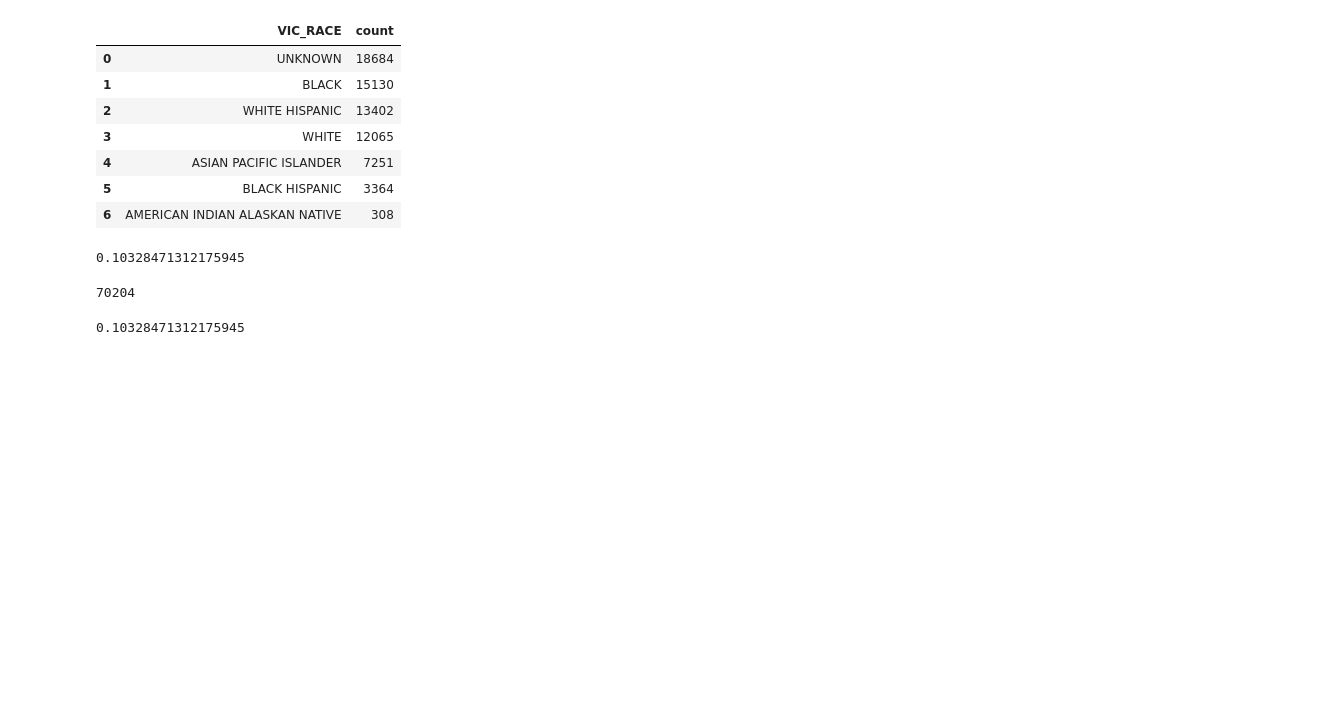
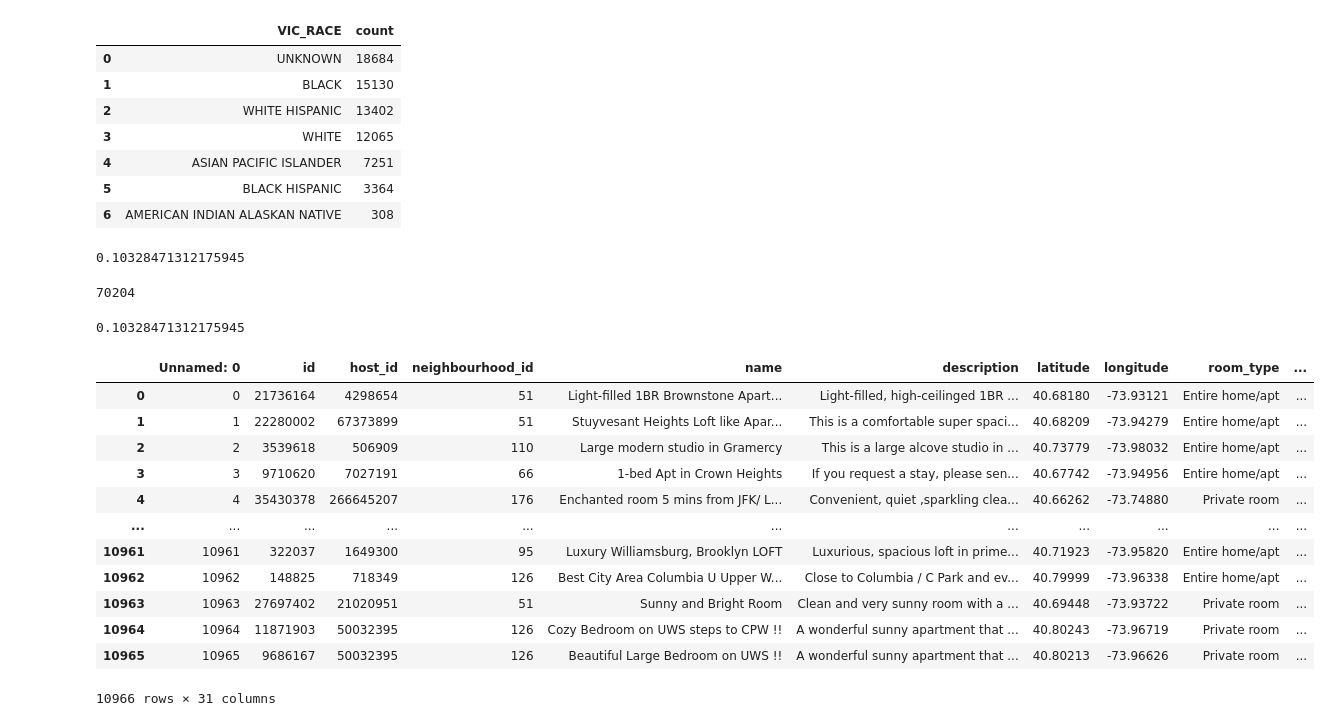
Before and after one commit to ImPJH/BKMS_Project, a Jupyter notebook: dummy/link_preprocess.ipynb, the cells around one changed output. Cells and saved outputs as stored; diff of their text form; code cells hidden in the pictures; blank space fills up the shorter version.

```diff
--- a/dummy/link_preprocess.ipynb
+++ b/dummy/link_preprocess.ipynb
@@ -135,3 +135,25 @@ sum(crime_race['count'])
 7251/70204
 # %% [output]
 0.10328471312175945
+# %%
+import pandas as pd
+
+a = pd.read_csv('../data/accommodation.csv')
+n = pd.read_csv('../data/neighbourhood.csv')
+# %%
+new = pd.merge(a, n, how='left', on='neighbourhood_id')
+new
+# %% [output]
+|  | Unnamed: 0 | id | host_id | neighbourhood_id | name | description | latitude | longitude | room_type | ... |
+| 0 | 0 | 21736164 | 4298654 | 51 | Light-filled 1BR Brownstone Apart... | Light-filled, high-ceilinged 1BR ... | 40.68180 | -73.93121 | Entire home/apt | ... |
+| 1 | 1 | 22280002 | 67373899 | 51 | Stuyvesant Heights Loft like Apar... | This is a comfortable super spaci... | 40.68209 | -73.94279 | Entire home/apt | ... |
+| 2 | 2 | 3539618 | 506909 | 110 | Large modern studio in Gramercy | This is a large alcove studio in ... | 40.73779 | -73.98032 | Entire home/apt | ... |
+| 3 | 3 | 9710620 | 7027191 | 66 | 1-bed Apt in Crown Heights | If you request a stay, please sen... | 40.67742 | -73.94956 | Entire home/apt | ... |
+| 4 | 4 | 35430378 | 266645207 | 176 | Enchanted room 5 mins from JFK/ L... | Convenient, quiet ,sparkling clea... | 40.66262 | -73.74880 | Private room | ... |
+| ... | ... | ... | ... | ... | ... | ... | ... | ... | ... | ... |
+| 10961 | 10961 | 322037 | 1649300 | 95 | Luxury Williamsburg, Brooklyn LOFT | Luxurious, spacious loft in prime... | 40.71923 | -73.95820 | Entire home/apt | ... |
+| 10962 | 10962 | 148825 | 718349 | 126 | Best City Area Columbia U Upper W... | Close to Columbia / C Park and ev... | 40.79999 | -73.96338 | Entire home/apt | ... |
+| 10963 | 10963 | 27697402 | 21020951 | 51 | Sunny and Bright Room | Clean and very sunny room with a ... | 40.69448 | -73.93722 | Private room | ... |
+| 10964 | 10964 | 11871903 | 50032395 | 126 | Cozy Bedroom on UWS steps to CPW !! | A wonderful sunny apartment that ... | 40.80243 | -73.96719 | Private room | ... |
+| 10965 | 10965 | 9686167 | 50032395 | 126 | Beautiful Large Bedroom on UWS !! | A wonderful sunny apartment that ... | 40.80213 | -73.96626 | Private room | ... |
+10966 rows × 31 columns
```
Also changed, not shown: parts of 2 cells of this notebook, 3 other files.
